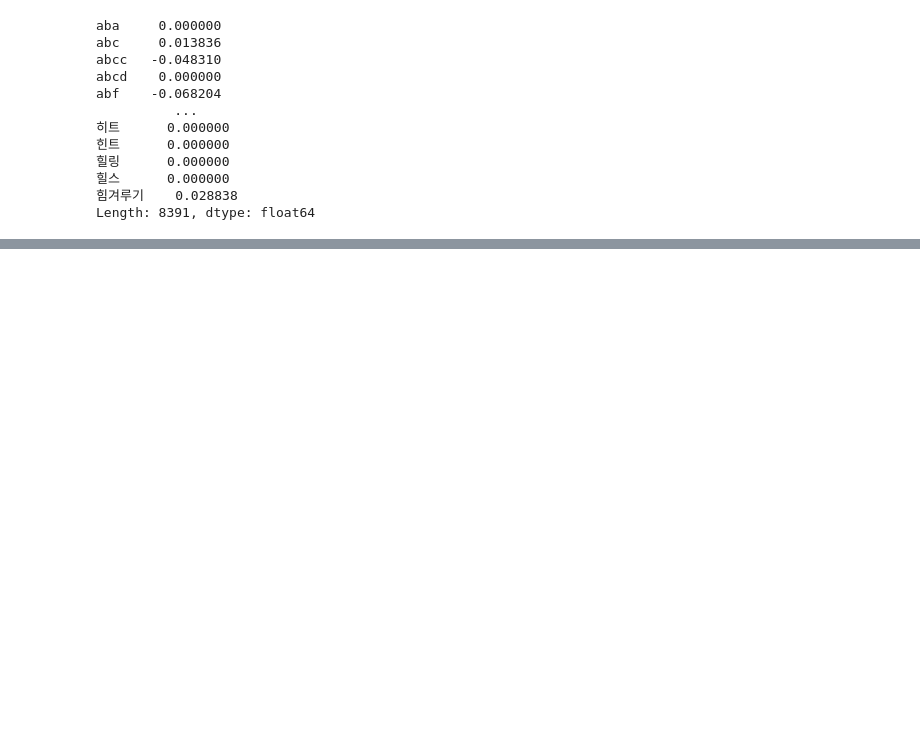
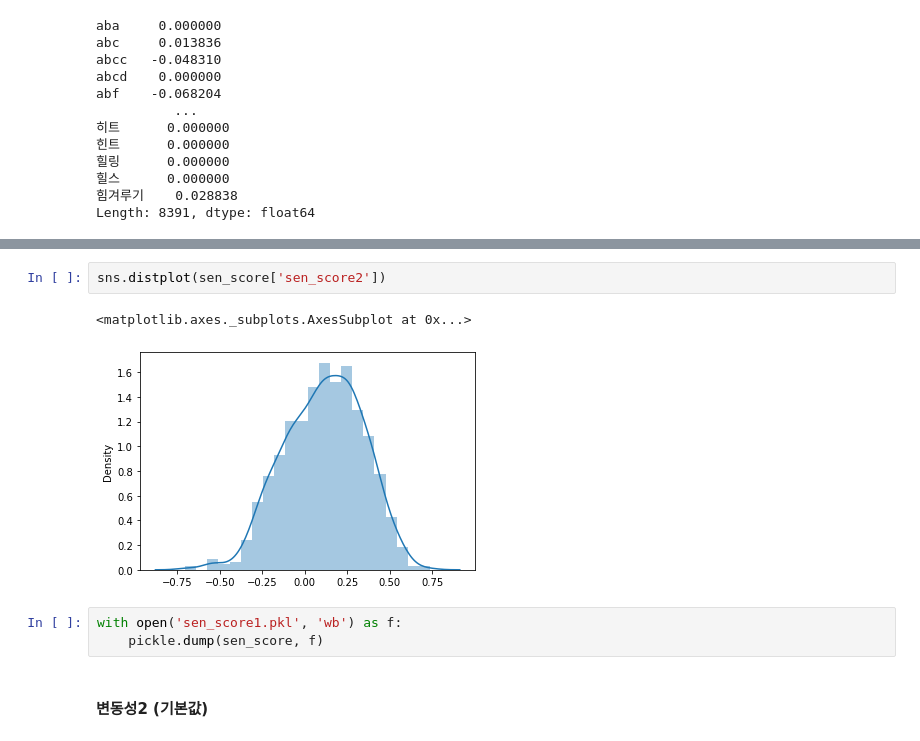
Before and after one commit to jej0312/bitcoin_volatility, a Jupyter notebook: Text_preprocessing.ipynb, the cells around one changed output, grey strips where cells are left out. Cells and saved outputs as stored; diff of their text form; blank space fills up the shorter version.

```diff
--- a/Text_preprocessing.ipynb
+++ b/Text_preprocessing.ipynb
@@ -1000,0 +1027,10 @@ df.to_csv('text_preprocessed.csv', index=False)
+# %%
+sns.distplot(sen_score['sen_score2'])
+# %% [output]
+<matplotlib.axes._subplots.AxesSubplot at 0x...>
+[figure, added]
+# %%
+with open('sen_score1.pkl', 'wb') as f:
+    pickle.dump(sen_score, f)
+# %% [markdown]
+#### 변동성2 (기본값)
```
Also changed, not shown: parts of 75 cells of this notebook.
